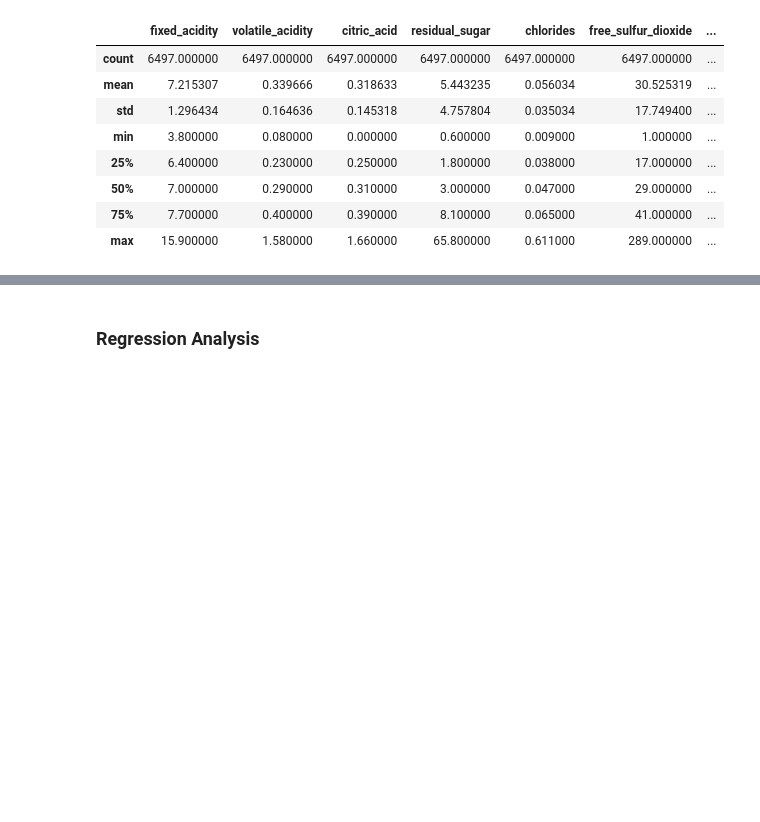
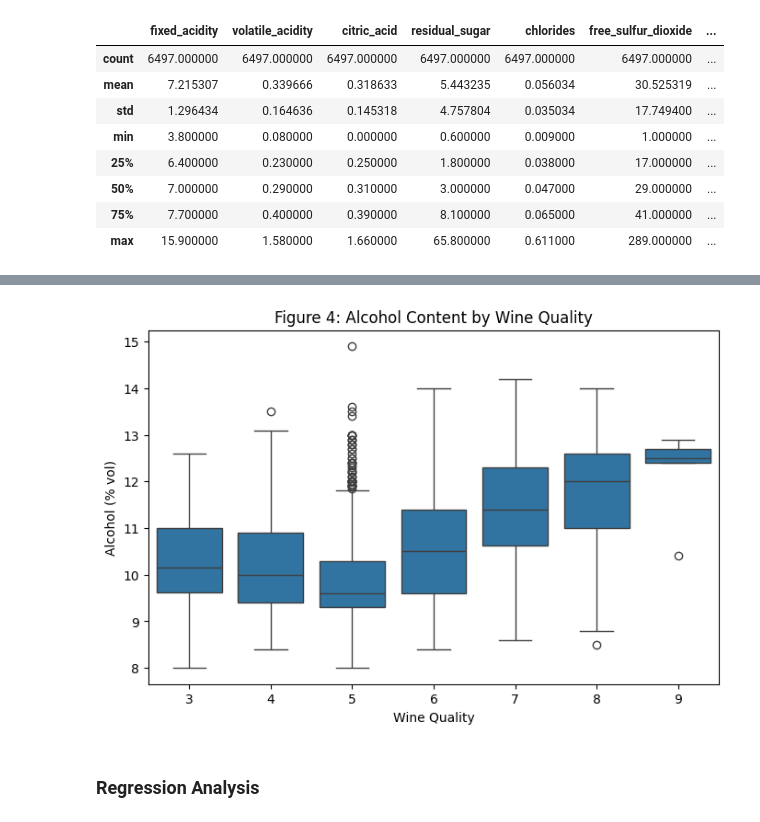
Before and after one commit to UBC-DSCI-310-2025W2/dsci-310-group-03, a Jupyter notebook: notebooks/wine_quality_prediction.ipynb, the cells around one changed output, grey strips where cells are left out. Saved outputs shown, nothing was run; the diff lists cells and outputs as text; code cells hidden in the pictures; blank space fills up the shorter version.

```diff
--- a/notebooks/wine_quality_prediction.ipynb
+++ b/notebooks/wine_quality_prediction.ipynb
@@ -181,3 +207,12 @@ plt.show()
+# %%
+plt.figure(figsize=(8,5))
+sns.boxplot(x='quality', y='alcohol', data=wine_df)
+plt.title('Figure 4: Alcohol Content by Wine Quality')
+plt.xlabel('Wine Quality')
+plt.ylabel('Alcohol (% vol)')
+plt.show()
+# %% [output]
+[figure, added]
 # %% [markdown]
 ### Regression Analysis
 
```
Also changed, not shown: parts of 21 cells of this notebook.
